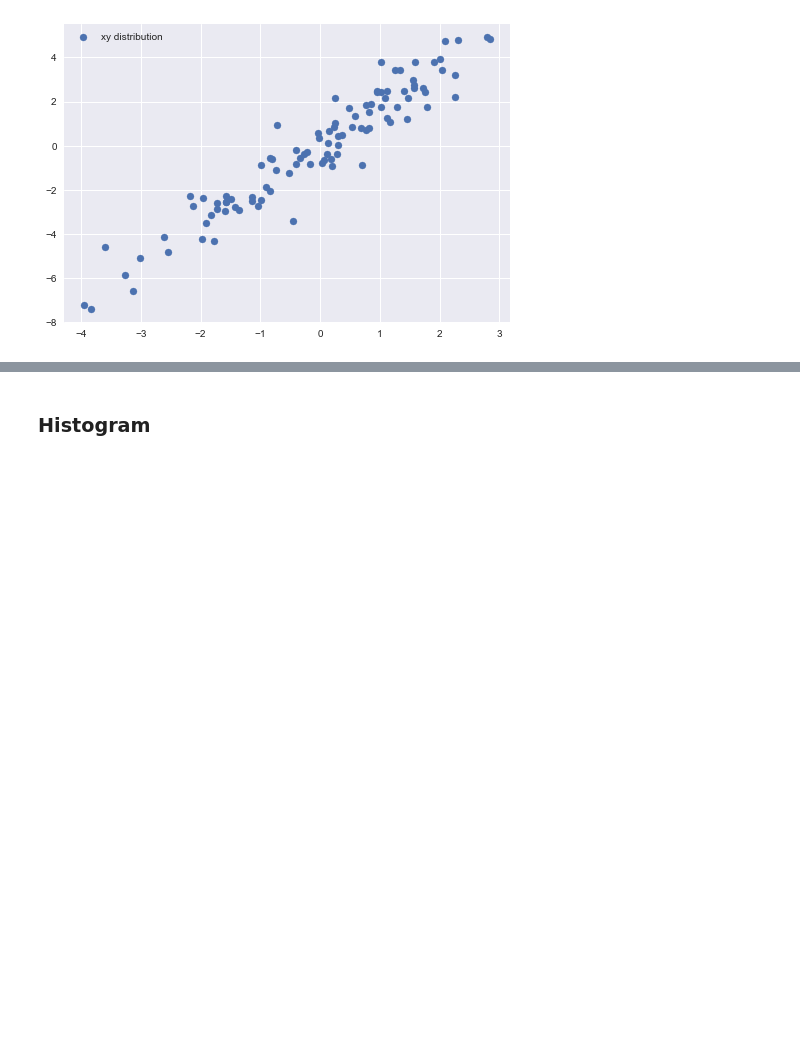
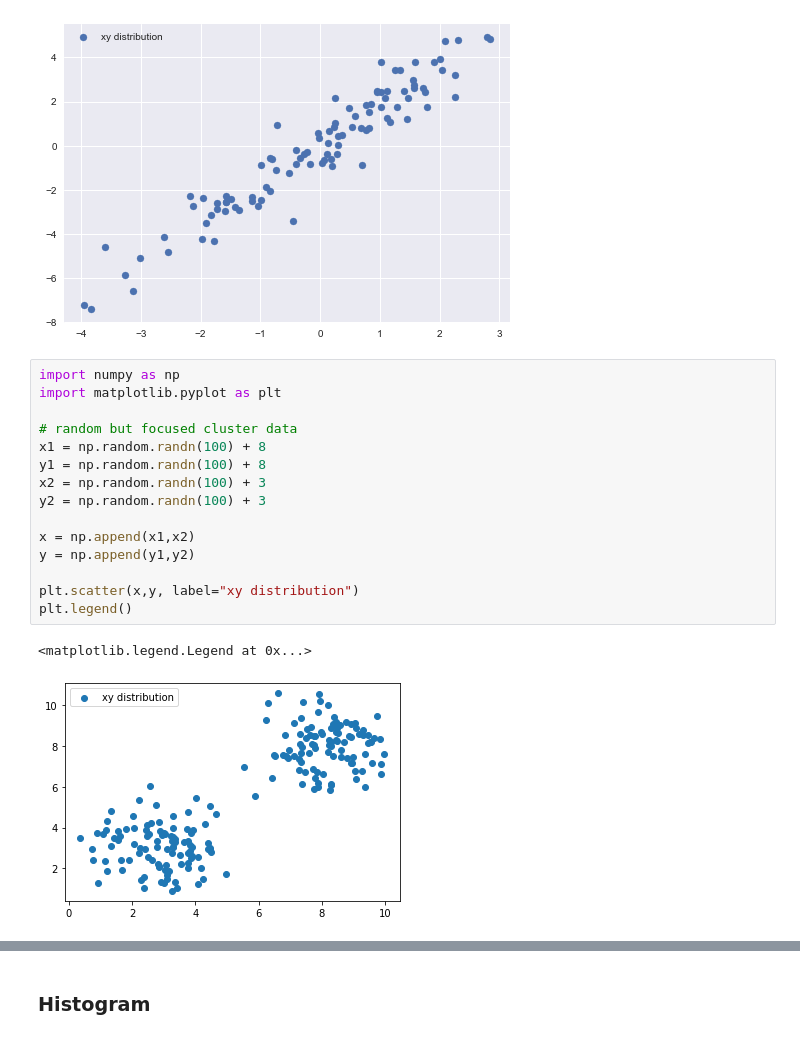
Before and after one commit to samewara/data-visualization, a Jupyter notebook: matplotlib-basic.ipynb, the cells around one changed output, grey strips where cells are left out. Saved outputs shown, nothing was run; the diff lists cells and outputs as text; blank space fills up the shorter version.

```diff
--- a/matplotlib-basic.ipynb
+++ b/matplotlib-basic.ipynb
@@ -167,3 +167,21 @@ plt.legend()
 # %% [output]
 <matplotlib.legend.Legend at 0x...>
 [figure]
+# %%
+import numpy as np
+import matplotlib.pyplot as plt
+
+# random but focused cluster data
+x1 = np.random.randn(100) + 8
+y1 = np.random.randn(100) + 8
+x2 = np.random.randn(100) + 3
+y2 = np.random.randn(100) + 3
+
+x = np.append(x1,x2)
+y = np.append(y1,y2)
+
+plt.scatter(x,y, label="xy distribution")
+plt.legend()
+# %% [output]
+<matplotlib.legend.Legend at 0x...>
+[figure, added]
```
Also changed, not shown: parts of 17 cells of this notebook, 2 other files.
